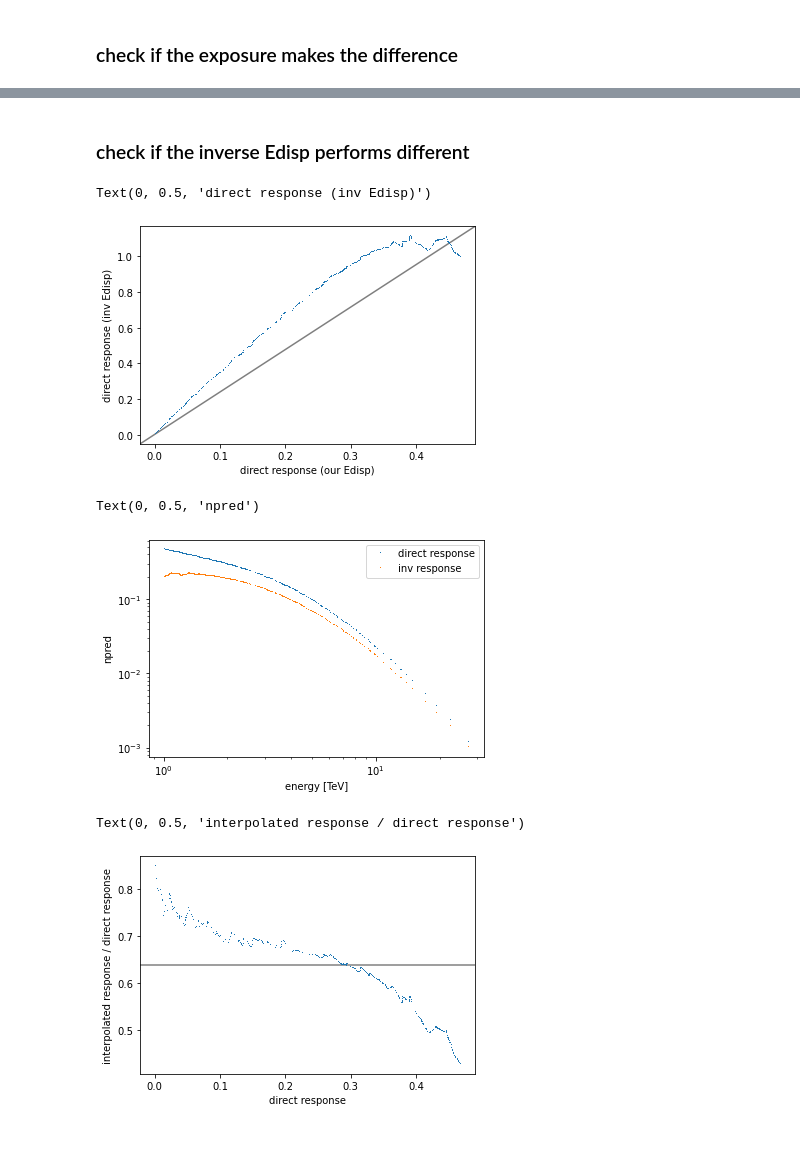
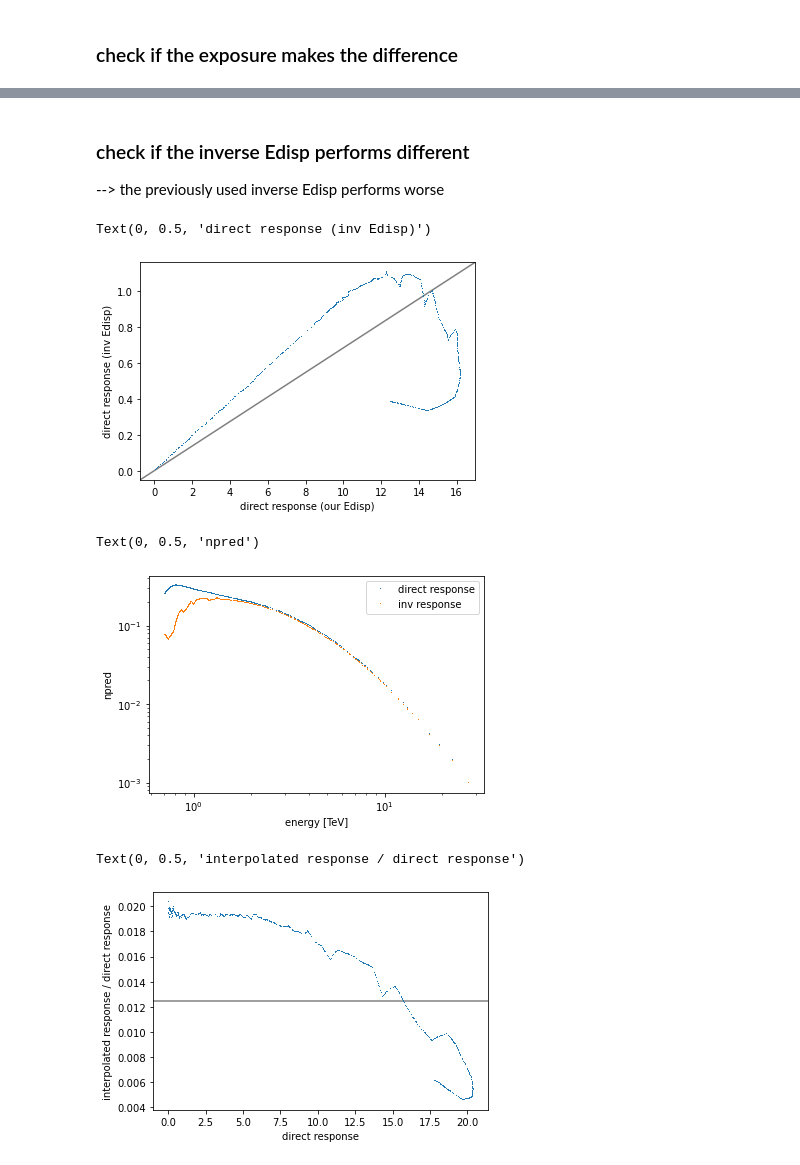
Before and after one commit to gammapy/gammapy-unbinned-analysis, a Jupyter notebook: Tims_UnbinnedDataset/example_edispkernel.ipynb, the cells around one changed output, grey strips where cells are left out. Cells and saved outputs as stored; diff of their text form; code cells hidden in the pictures.

```diff
--- a/Tims_UnbinnedDataset/example_edispkernel.ipynb
+++ b/Tims_UnbinnedDataset/example_edispkernel.ipynb
@@ -237,8 +251,8 @@ def make_edisp_factors(edisp2d, events, energy_axis_true, pointing, model_pos):
     edisp = EnergyDispersion2D(axes=[energy_axis_true,edisp2d.axes['migra'],edisp2d.axes['offset']],
                                data=data, interp_kwargs = edisp2d.interp_kwargs)
     edisp.normalize() # not sure if we want to normalize here
-    edisp.data *= dmigra.value # multiply with dmigra to get P
-#     edisp.data /= energy_axis_true.center.value[:,None,None]
+#     edisp.data *= dmigra.value # multiply with dmigra to get P
+    edisp.data /= energy_axis_true.center.value[:,None,None]
     values = edisp.evaluate(offset=offset,energy_true=energy_axis_true.center, migra=event_migra, method='linear')
     # cut by migra axis edges since we don't want extrapolation
     m_min, m_max = edisp2d.axes['migra'].edges[[0,-1]]
@@ -264,7 +278,7 @@ model_gauss.spectral_model.amplitude.value /= 10. # 10 times weaker signal than
 dataset.models=[model_gauss]
 # %%
 edisp2d= obs1.edisp
-events = obs1.events.select_energy([1,50]*u.TeV)
+events = obs1.events.select_energy([0.7,50]*u.TeV)
 events = events.select_offset([0.5,1]*u.deg)
 offsets = events.radec.separation(obs_pos)[:,None]
 offset = obs_pos.separation(model_gauss.position)
@@ -278,7 +292,7 @@ edisp_factors.shape
 # compare to the gammay EdispKernel (transposed)
 ek = edisp2d.to_edisp_kernel(offset=offset, energy_true=energy_axis_true.edges, energy=energy_axis.edges)
 # %%
-test=make_edisp_factors(obs1.edisp,events, energy_axis_true, obs1.pointing_radec, model_gauss.position)
+D=make_edisp_factors(obs1.edisp,events, energy_axis_true, obs1.pointing_radec, model_gauss.position)
 exp_fac = make_exposure_factors(obs1.aeff, obs_pos,
                                 model_gauss.position,
                                 obs1.fixed_pointing_info.duration, energy_axis_true)
@@ -327,3 +344,3 @@ response_ds = ds_spec.interp_by_coord(coords= events.map_coord(ds_spec.geom))
 # %%
 npred=model_gauss.integrate_geom(dataset.exposure.geom).get_spectrum()
-response = (npred.data.flatten()*test*exp_fac.to_value(1/npred.unit)).sum(axis=1)
+response = (npred.data.flatten()*D*exp_fac.to_value(1/npred.unit)).sum(axis=1)
@@ -371,17 +418,18 @@ Text(0, 0.5, 'direct response (our exposure)')
 # %% [markdown]
 ### check if the inverse Edisp performs different
+--> the previously used inverse Edisp performs worse
 # %%
 response_inv = (npred.data.flatten()*edisp_factors*exp_fac.to_value(1/npred.unit)).sum(axis=1)
 # %%
-plt.plot(response, response_inv, ",")
+plt.plot(response*events.energy, response_inv, ",")
 plt.plot([0,1],[0,1], c='k', transform=plt.gca().transAxes, zorder=0, alpha=0.5)
 plt.xlabel("direct response (our Edisp)")
 plt.ylabel("direct response (inv Edisp)")
 # %% [output]
 Text(0, 0.5, 'direct response (inv Edisp)')
-[figure, old version]
+[figure, new version]
 # %%
-plt.loglog(events.energy, response, ls="None", marker=',', label='direct response')
+plt.loglog(events.energy, response*events.energy/5e1, ls="None", marker=',', label='direct response')
 plt.loglog(events.energy, response_inv/5, ls="None", marker=',', label='inv response')
 # Also here the factor of 5 comes from different Ereco bin sizes which is expected and
 # not a problem since the likelihoods will not be sensitive to constants
@@ -390,12 +438,12 @@ plt.xlabel("energy [TeV]")
 plt.ylabel("npred")
 # %% [output]
 Text(0, 0.5, 'npred')
-[figure, old version]
+[figure, new version]
 # %%
-plt.plot(response, response_inv/response/5, ",")
+plt.plot(response, response_inv/response/events.energy/5, ",")
 plt.plot([0,1],[.5,.5], c='k', transform=plt.gca().transAxes, zorder=0, alpha=0.5)
 plt.xlabel("direct response")
 plt.ylabel("interpolated response / direct response")
 # %% [output]
 Text(0, 0.5, 'interpolated response / direct response')
-[figure, old version]
+[figure, new version]
```
Also changed, not shown: parts of 33 cells of this notebook.
